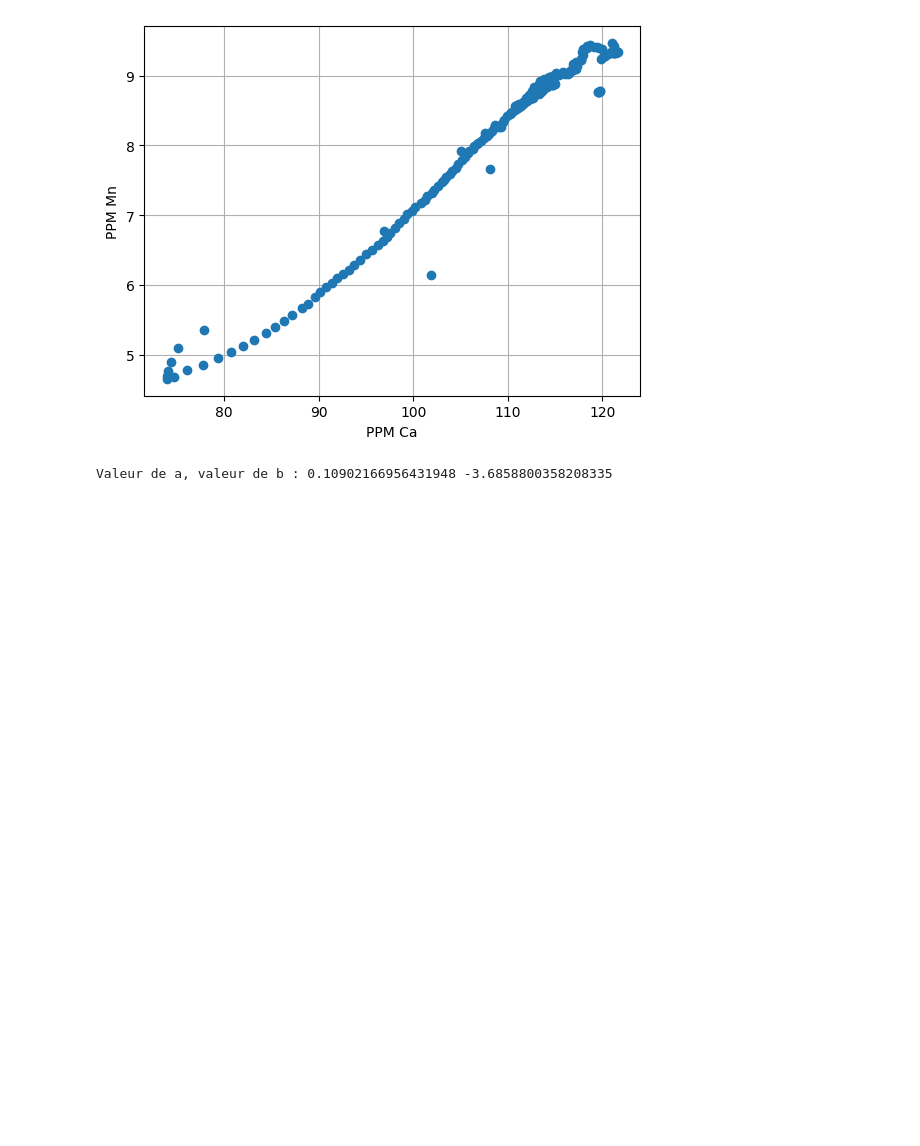
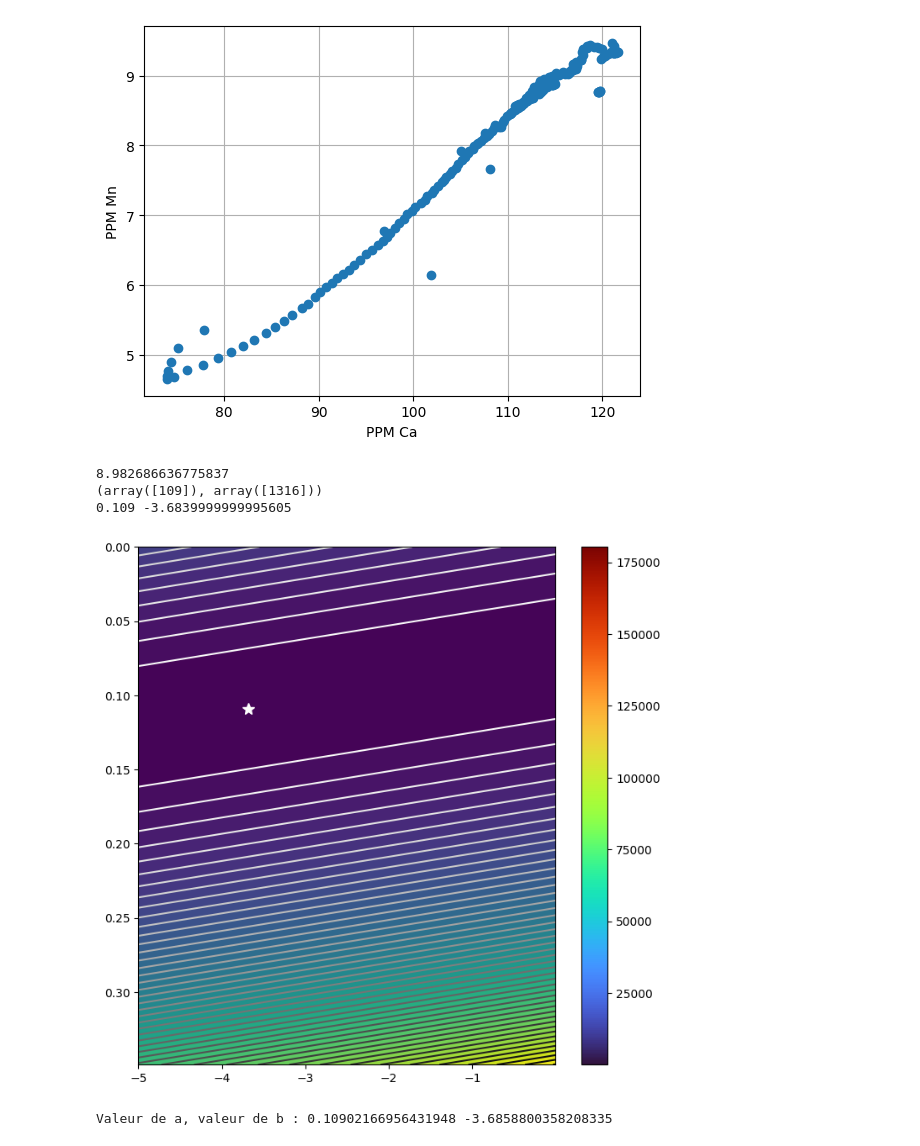
Before and after one commit to HDeBoever/gee-sat-imagery-analysis, a Jupyter notebook: cours6_info.ipynb, the cells around one changed output. Drawn from its saved outputs; the diff is of its cells as text; code cells hidden in the pictures; blank space fills up the shorter version.

```diff
--- a/cours6_info.ipynb
+++ b/cours6_info.ipynb
@@ -34,6 +34,37 @@ plt.ylabel('PPM Mn')
 plt.grid()
 # %% [output]
 [figure]
+# %%
+# exploration des paramètres, la relation parait racine carrée
+def calculate_best_residual_linear(x,y):
+    a = np.arange(0,0.35,0.001)
+    b = np.arange(-5,0,0.001)
+
+    residuals = np.zeros((len(a), len(b)))*np.nan
+
+    for i in range(len(a)):
+        for j in range(len(b)):
+            y_model = a[i]*x + b[j]
+            residuals[i,j] = np.sum((y-y_model)**2)
+    extensions = [b[0], b[-1], a[-1], a[0]]
+
+    print(np.min(residuals))
+    print(np.where(residuals == np.min(residuals)))
+    print(a[np.where(residuals == np.min(residuals))[0][0]], b[np.where(residuals == np.min(residuals))[1][0]])
+    plt.figure(figsize=(8,8))
+    plt.contourf(np.flipud(residuals), 50, extent=extensions)
+    plt.contour(np.flipud(residuals), 50, extent=extensions, cmap='gray_r')
+    plt.plot(b[np.where(residuals == np.min(residuals))[1][0]], a[np.where(residuals == np.min(residuals))[0][0]], '*w', markersize = 10)
+    plt.imshow(residuals, aspect='auto', extent=extensions, cmap='turbo')
+    plt.colorbar()
+    plt.show()
+
+calculate_best_residual_linear(Ca_ppm, Mn_ppm)
+# %% [output]
+8.982686636775837
+(array([109]), array([1316]))
+0.109 -3.6839999999995605
+[figure, added]
 # %%
 # faire la relation entre le calcium et le magnesium
 def moindres_carrées_vectorisé(x, y):
```
Also changed, not shown: parts of 3 cells of this notebook.
